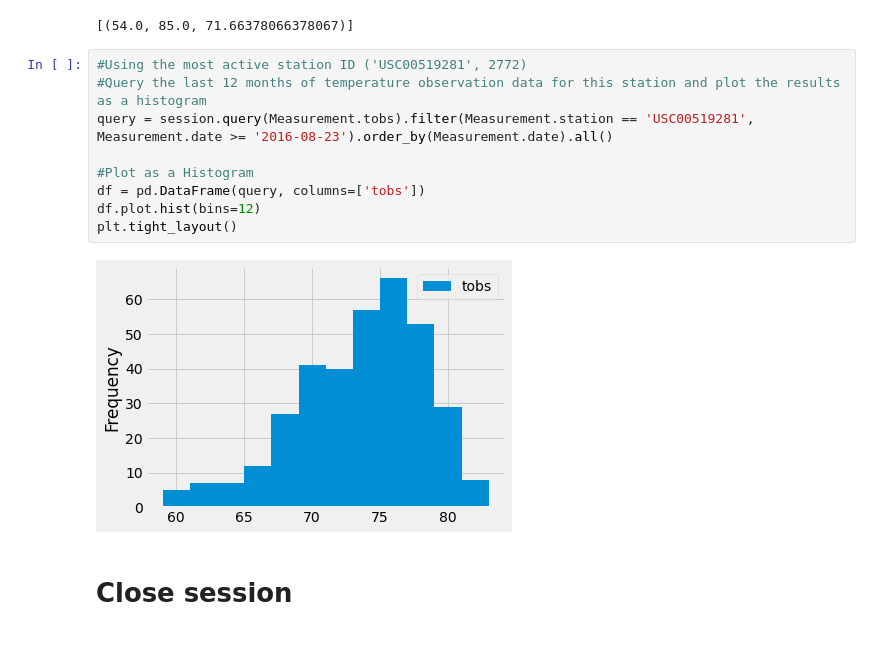
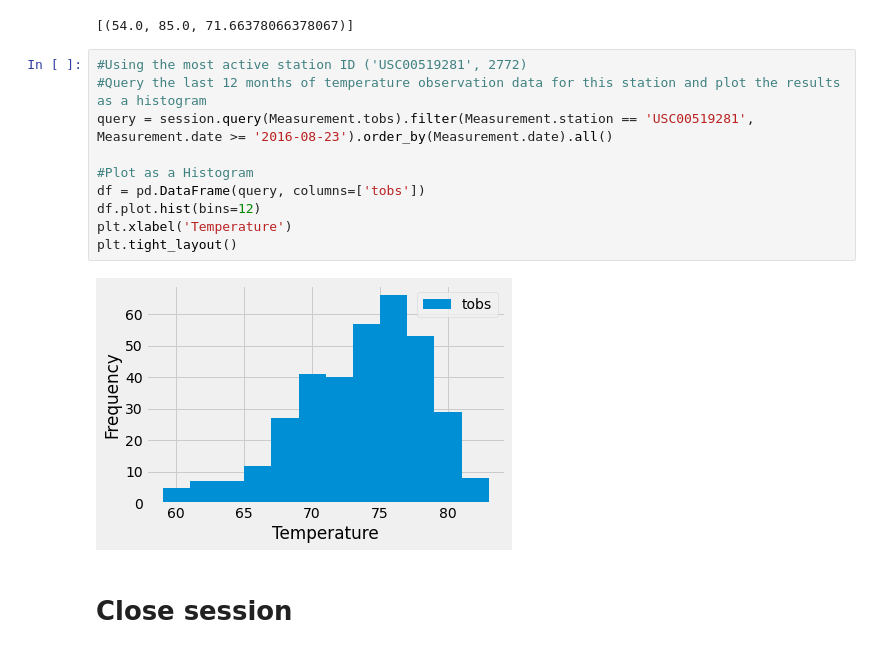
Before and after one commit to bfraser4/SQL-Alchemy-Challenge, a Jupyter notebook: SurfsUp/climate_starter.ipynb, the cells around one changed output. Drawn from its saved outputs; the diff is of its cells as text.

```diff
--- a/SurfsUp/climate_starter.ipynb
+++ b/SurfsUp/climate_starter.ipynb
@@ -115,14 +114,15 @@ session.query(func.min(Measurement.tobs), func.max(Measurement.tobs), func.avg(M
 # %%
 #Using the most active station ID ('USC00519281', 2772)
 #Query the last 12 months of temperature observation data for this station and plot the results as a histogram
 query = session.query(Measurement.tobs).filter(Measurement.station == 'USC00519281', Measurement.date >= '2016-08-23').order_by(Measurement.date).all()
 
 #Plot as a Histogram
 df = pd.DataFrame(query, columns=['tobs'])
 df.plot.hist(bins=12)
+plt.xlabel('Temperature')
 plt.tight_layout()
 # %% [output]
-[figure, old version]
+[figure, new version]
 # %% [markdown]
 # Close session
 # %%
```
Also changed, not shown: parts of 1 cell of this notebook, 3 other files.
